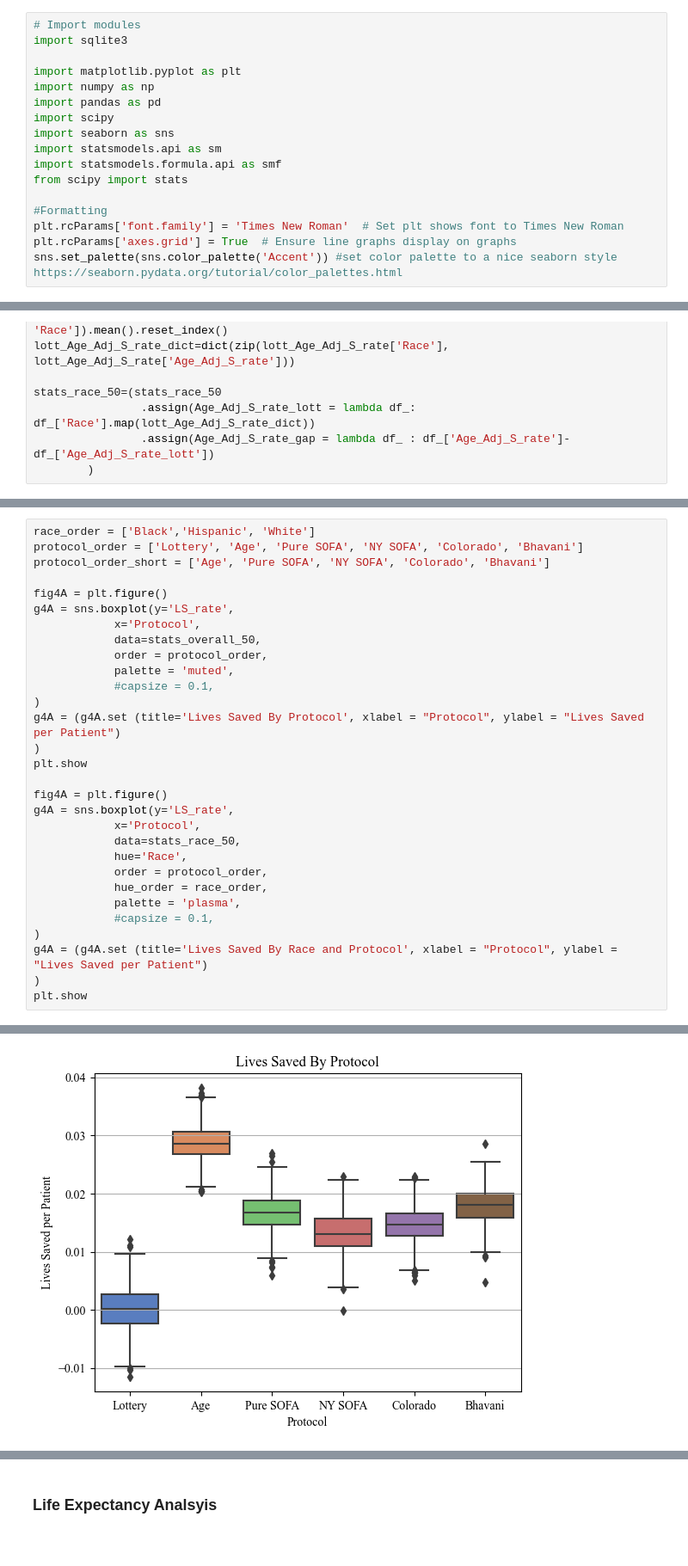
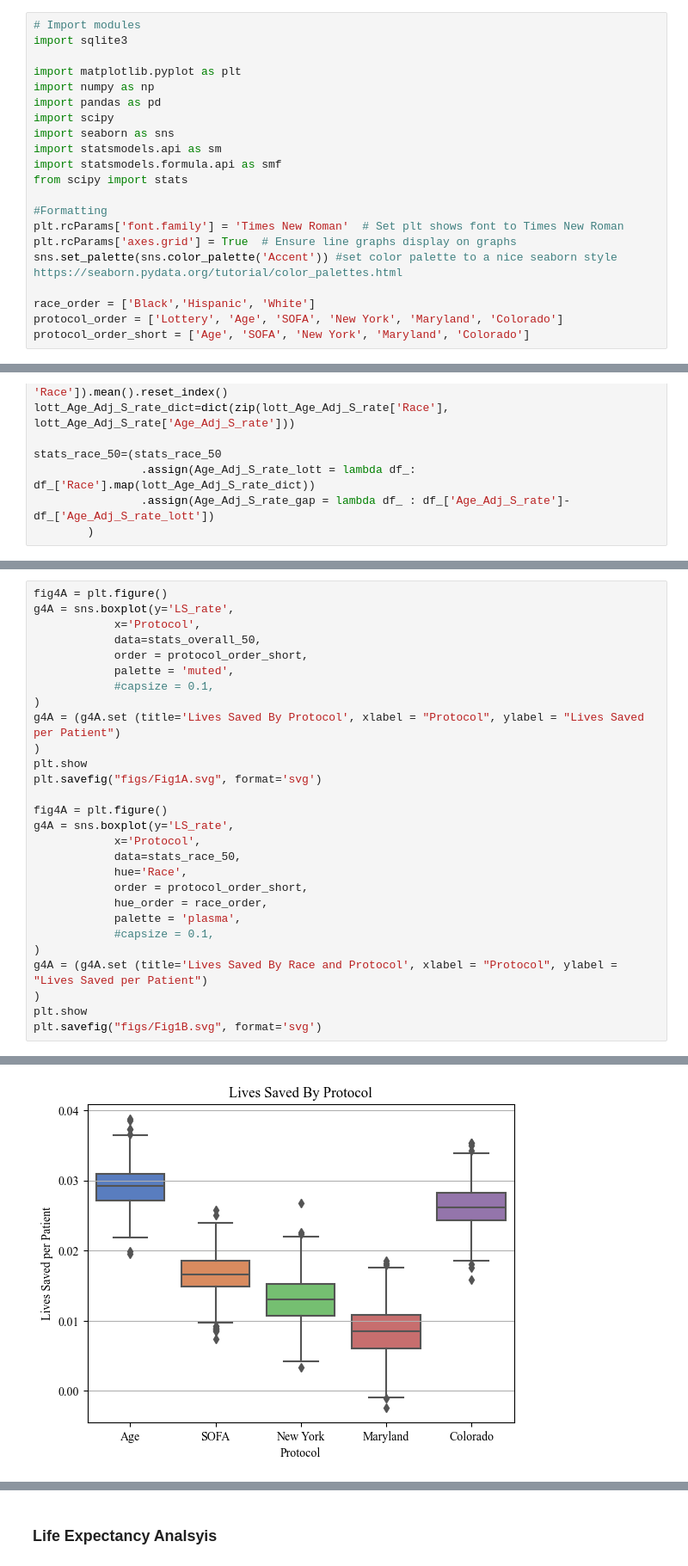
Before and after one commit to jcherington/triage-sim, a Jupyter notebook: analysis/7b_MC_50_Graphs.ipynb, the cells around one changed output, grey strips where cells are left out. Shown at 86% size. Saved outputs shown, nothing was run; the diff lists cells and outputs as text.

```diff
--- a/analysis/7b_MC_50_Graphs.ipynb
+++ b/analysis/7b_MC_50_Graphs.ipynb
@@ -17,6 +17,10 @@ from scipy import stats
 plt.rcParams['font.family'] = 'Times New Roman'  # Set plt shows font to Times New Roman
 plt.rcParams['axes.grid'] = True  # Ensure line graphs display on graphs
 sns.set_palette(sns.color_palette('Accent')) #set color palette to a nice seaborn style https://seaborn.pydata.org/tutorial/color_palettes.html
+
+race_order = ['Black','Hispanic', 'White']
+protocol_order = ['Lottery', 'Age', 'SOFA', 'New York', 'Maryland', 'Colorado']
+protocol_order_short = ['Age', 'SOFA', 'New York', 'Maryland', 'Colorado']
 # %%
 stats_overall_50 = pd.read_excel('MC-50-results-stats.xlsx', sheet_name='Overall')
 stats_race_50 = pd.read_excel('MC-50-results-stats.xlsx', sheet_name='Race')
@@ -305,26 +187,23 @@ plt.show
 # %%
-race_order = ['Black','Hispanic', 'White']
-protocol_order = ['Lottery', 'Age', 'Pure SOFA', 'NY SOFA', 'Colorado', 'Bhavani']
-protocol_order_short = ['Age', 'Pure SOFA', 'NY SOFA', 'Colorado', 'Bhavani']
-
 fig4A = plt.figure()
 g4A = sns.boxplot(y='LS_rate',
             x='Protocol',
             data=stats_overall_50,
-            order = protocol_order,
+            order = protocol_order_short,
             palette = 'muted',
             #capsize = 0.1,
 )
 g4A = (g4A.set (title='Lives Saved By Protocol', xlabel = "Protocol", ylabel = "Lives Saved per Patient")
 )
 plt.show
+plt.savefig("figs/Fig1A.svg", format='svg')
 
 fig4A = plt.figure()
 g4A = sns.boxplot(y='LS_rate',
             x='Protocol',
             data=stats_race_50,
             hue='Race',
-            order = protocol_order,
+            order = protocol_order_short,
             hue_order = race_order,
             palette = 'plasma',
             #capsize = 0.1,
@@ -332,4 +211,5 @@ g4A = sns.boxplot(y='LS_rate',
 g4A = (g4A.set (title='Lives Saved By Race and Protocol', xlabel = "Protocol", ylabel = "Lives Saved per Patient")
 )
 plt.show
+plt.savefig("figs/Fig1B.svg", format='svg')
 # %% [output]
@@ -337 +216 @@ plt.show
-[figure, old version]
+[figure, new version]
```
Also changed, not shown: parts of 8 cells of this notebook, 6 other files.
